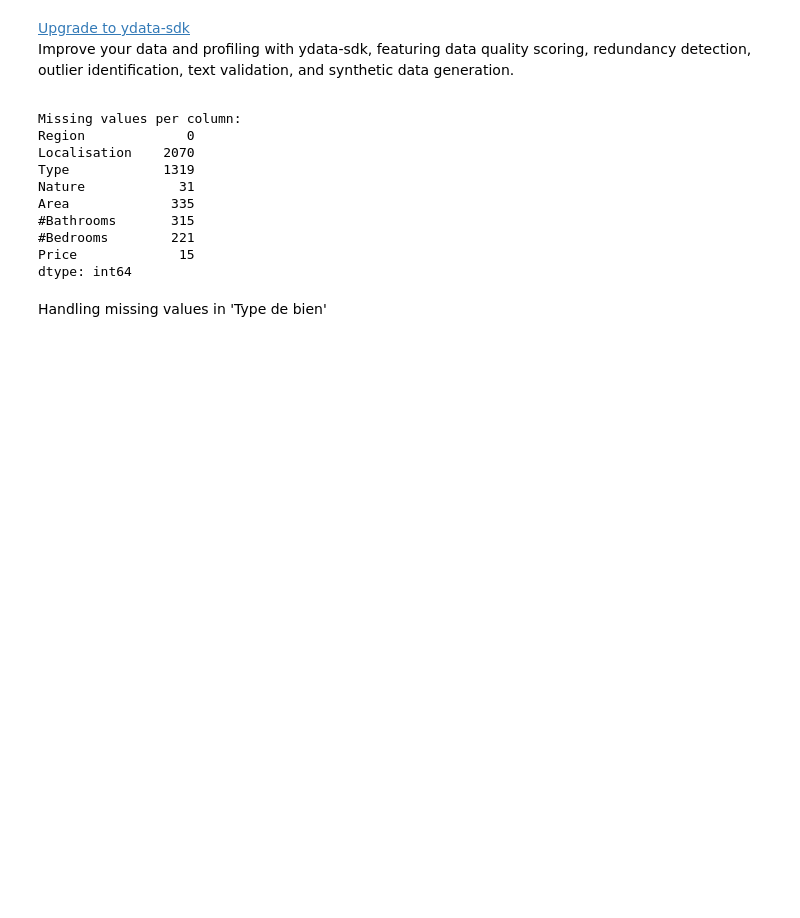
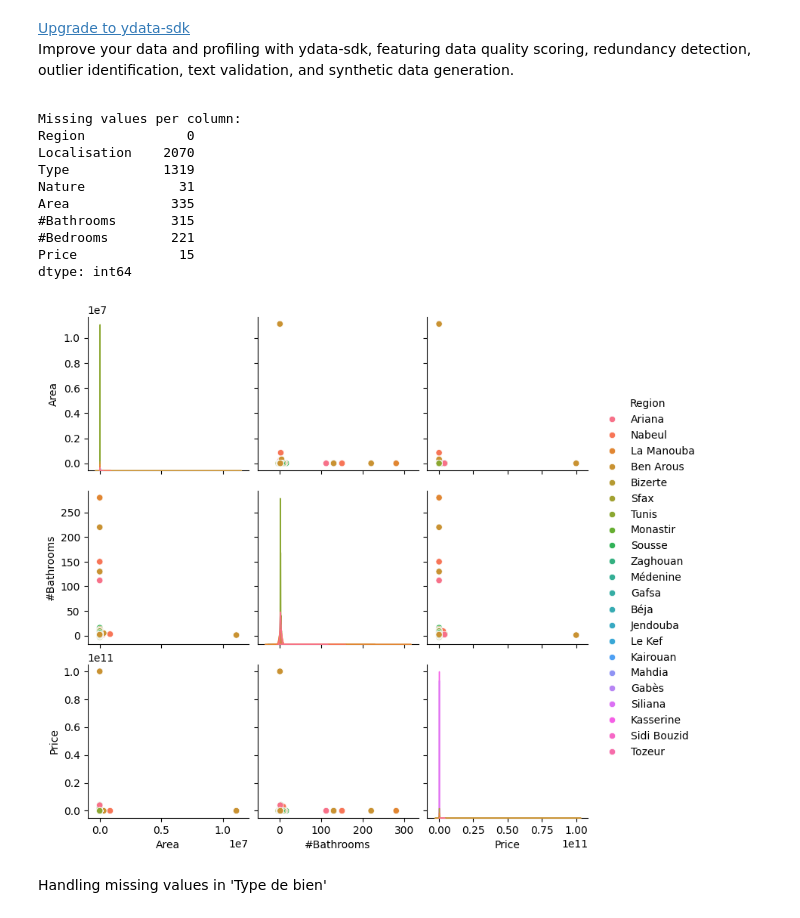
Before and after one commit to nourhen369/House-Price-Prediction, a Jupyter notebook: 2-viz-and-cleaning.ipynb, the cells around one changed output. Drawn from its saved outputs; the diff is of its cells as text; code cells hidden in the pictures; blank space fills up the shorter version.

```diff
--- a/2-viz-and-cleaning.ipynb
+++ b/2-viz-and-cleaning.ipynb
@@ -10,24 +11,29 @@ Improve your data and profiling with ydata-sdk, featuring data quality scoring,
 # %%
 df = pd.read_csv('data/final_scrapped_immobiliers.csv')
 
 # Check for missing values
 print("Missing values per column:")
 print(df.isnull().sum())
 
+# Choose one categorical column for hue (e.g., 'Region' or 'Type')
+sns.pairplot(df, hue='Region')
+plt.show()
+
 # Generate a profiling report before cleaning
 profile = ProfileReport(df, title="Profiling Report", explorative=True)
 profile.to_file("data/immobiliers_report_before_cleaning.html")
 # %% [output]
 Missing values per column:
 Region             0
 Localisation    2070
 Type            1319
 Nature            31
 Area             335
 #Bathrooms       315
 #Bedrooms        221
 Price             15
 dtype: int64
+[figure, added]
 # %% [markdown]
 Handling missing values in 'Type de bien'
 # %%
```
Also changed, not shown: parts of 6 cells of this notebook, 7 other files.
